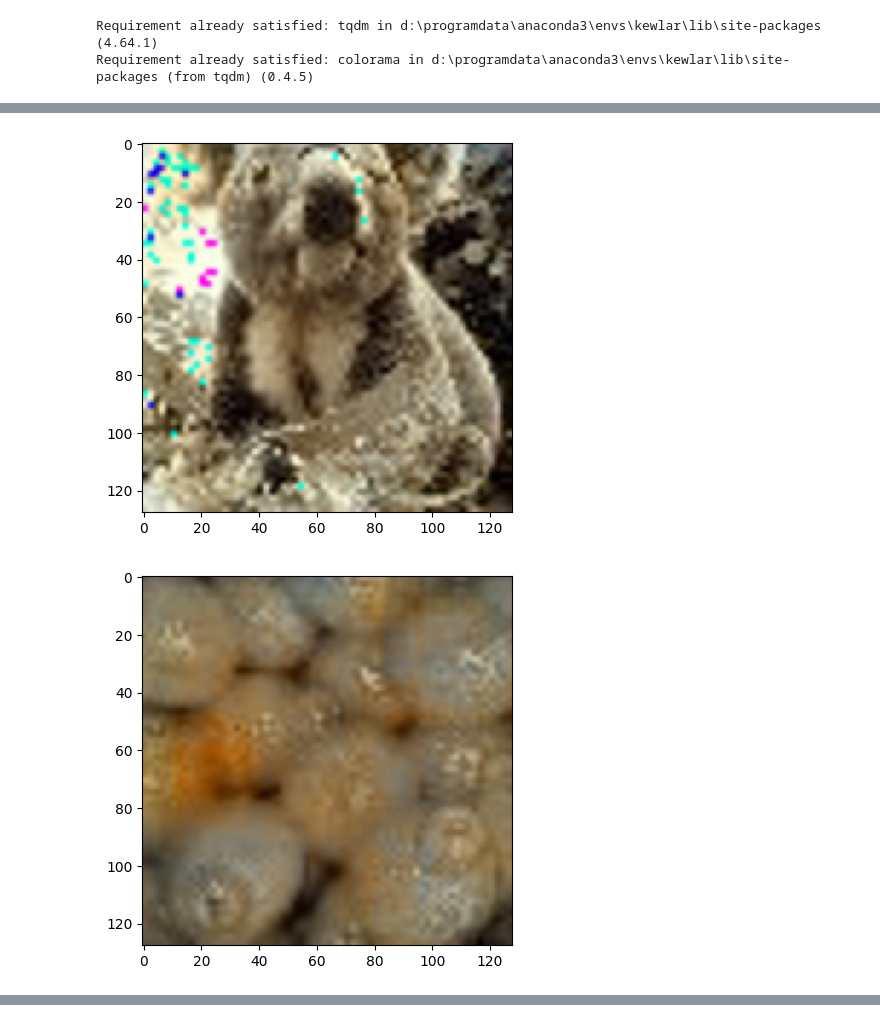
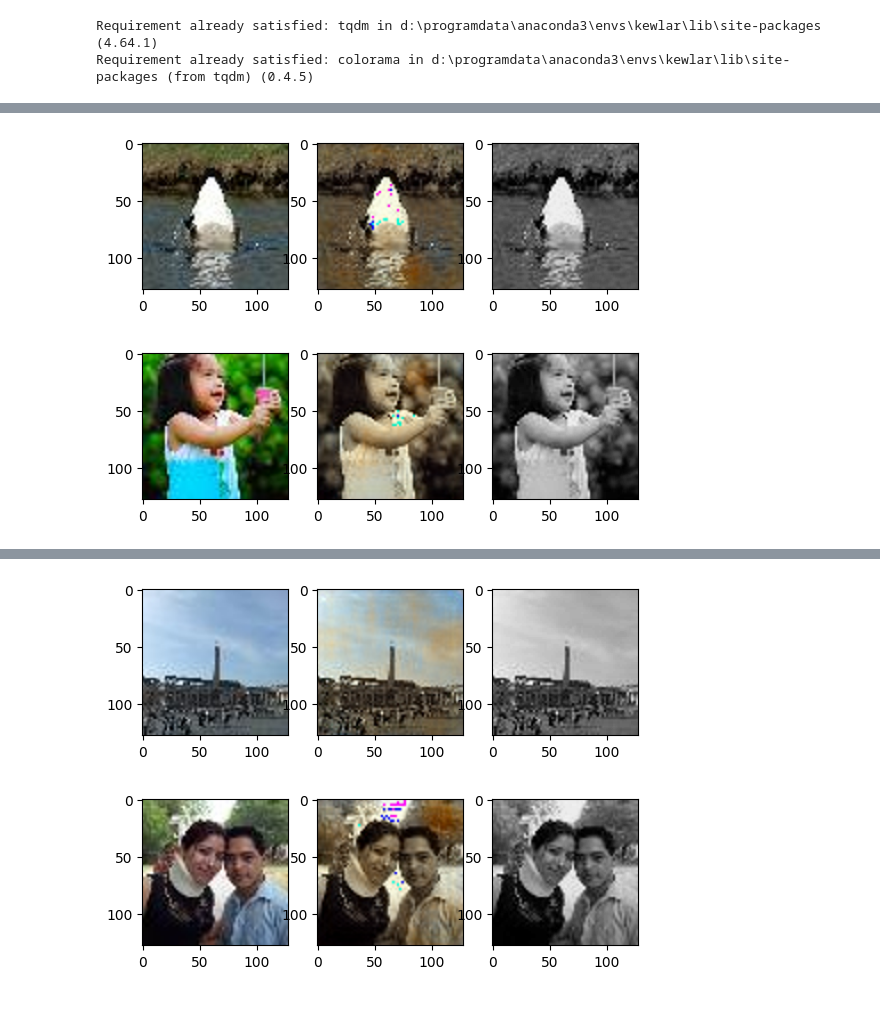
Before and after one commit to ssahare-hub/Kewlarization, a Jupyter notebook: ImageColorization_With_GANs.ipynb, the cells around one changed output, grey strips where cells are left out. Saved outputs shown, nothing was run; the diff lists cells and outputs as text; code cells hidden in the pictures.

```diff
--- a/ImageColorization_With_GANs.ipynb
+++ b/ImageColorization_With_GANs.ipynb
@@ -253,0 +354,3 @@ for epoch in range(epochs):
+# %%
+all_sorted_df = df.sort_values(by=['uiq', 'fsim', 'psnr', 'rmse'], ascending=False)
+all_sorted_df.head()
@@ -253,0 +364,18 @@ for epoch in range(epochs):
+# %%
+render_resolution = (128, 128)
+import matplotlib.pyplot as plt
+import random
+
+for i, row in all_sorted_df[:5].iterrows():
+    print(row.name)
+    f, axarr = plt.subplots(1,3)
+    colorized = Image.fromarray((row['generated'] * 255).astype('uint8')).resize(render_resolution)
+    # colorized = np.asarray(colorized)
+    original = Image.fromarray((row['original'] * 255).astype('uint8')).resize(render_resolution)
+    greyscale = Image.fromarray((test_x[int(row.name)]).astype('uint8')).resize(render_resolution)
+    # axarr[0].imshow(original)
+    # axarr[1].imshow(colorized)
+    # axarr[2].imshow(np.asarray(greyscale), cmap='gray')
+    original.save(f'original_{row.name}.jpeg')
+    colorized.save(f'colorized_{row.name}.jpeg')
+    greyscale.save(f'greyscale_{row.name}.jpeg')
@@ -254,14 +393,24 @@ for epoch in range(epochs):
 # %%
 render_resolution = (128, 128)
 import matplotlib.pyplot as plt
 import random
-y = generator(test_x[0: 25]).numpy()
-samples = random.sample(range(25), 3 )
-for i in samples:
-    image = Image.fromarray((y[i] * 255).astype('uint8')).resize(render_resolution)
-    image = np.asarray(image)
-    plt.imshow(image)
-    plt.show()
+
+sample_lenght = 5
+samples = random.sample(range(len(test_x)),sample_lenght)
+
+y = generator(np.array(test_x)[samples]).numpy()
+
+# y = generator(test_x[0: 25]).numpy()
+# samples = random.sample(range(25), 3 )
+for i, sample in enumerate(samples):
+    f, axarr = plt.subplots(1,3)
+    colorized = Image.fromarray((y[i] * 255).astype('uint8')).resize(render_resolution)
+    colorized = np.asarray(colorized)
+    original = Image.fromarray((test_y[sample] * 255).astype('uint8')).resize(render_resolution)
+    grayscale = Image.fromarray((test_x[sample] ).astype('uint8')).resize(render_resolution)
+    axarr[0].imshow(original)
+    axarr[1].imshow(colorized)
+    axarr[2].imshow(np.asarray(grayscale), cmap='gray')
 # %% [output]
-[figure, old version]
+[figure, new version]
-[figure, old version]
+[figure, new version]
@@ -268,0 +418,2 @@ for i in samples:
+[figure, added]
+[figure, added]
```
Also changed, not shown: parts of 15 cells of this notebook, 19 other files.
